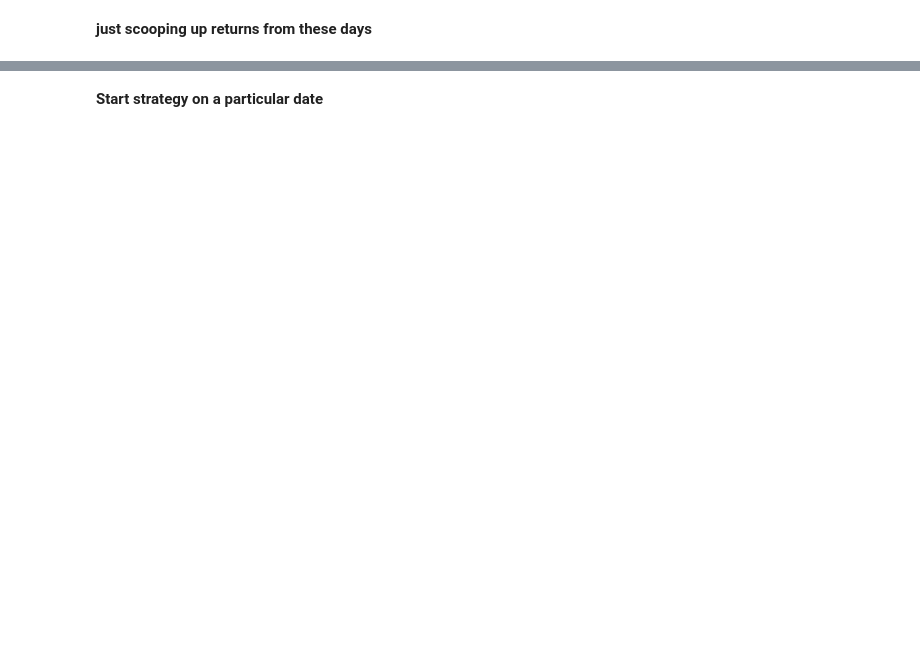
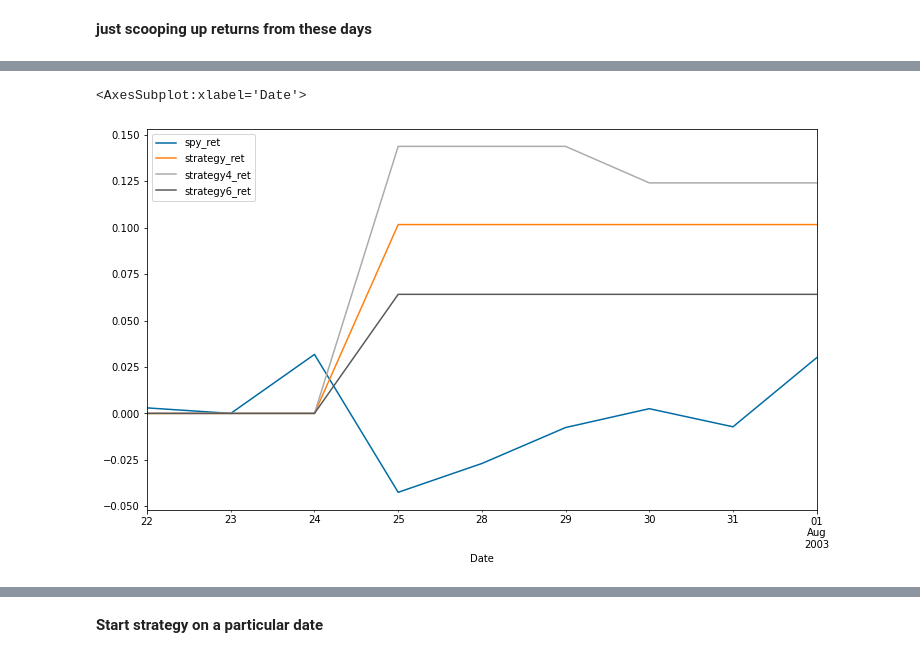
Before and after one commit to ooddaa/tradingAlgos, a Jupyter notebook: aroussi/1webinar.ipynb, the cells around one changed output, grey strips where cells are left out. Cells and saved outputs as stored; diff of their text form; code cells hidden in the pictures; blank space fills up the shorter version.

```diff
--- a/aroussi/1webinar.ipynb
+++ b/aroussi/1webinar.ipynb
@@ -310,0 +386,13 @@ pf.loc["2015-01-01":"2020-01-01", ['spy_ret','strategy_ret']].plot()
+# %%
+# wanna examine this 2 months, strategy did well here
+# 'spy_ret' == 'spy'.cumsum()
+x = pf.loc["2003-07-22":"2003-08-01", ['spy_ret','strategy_ret', 'strategy4_ret', 'strategy6_ret']]
+
+# wanna see how much str4 gained
+# restart at 2003-07-22
+x = x/x.iloc[1] - 1
+
+x.plot()
+# %% [output]
+<AxesSubplot:xlabel='Date'>
+[figure, added]
```
Also changed, not shown: parts of 30 cells of this notebook, 1 other file.
